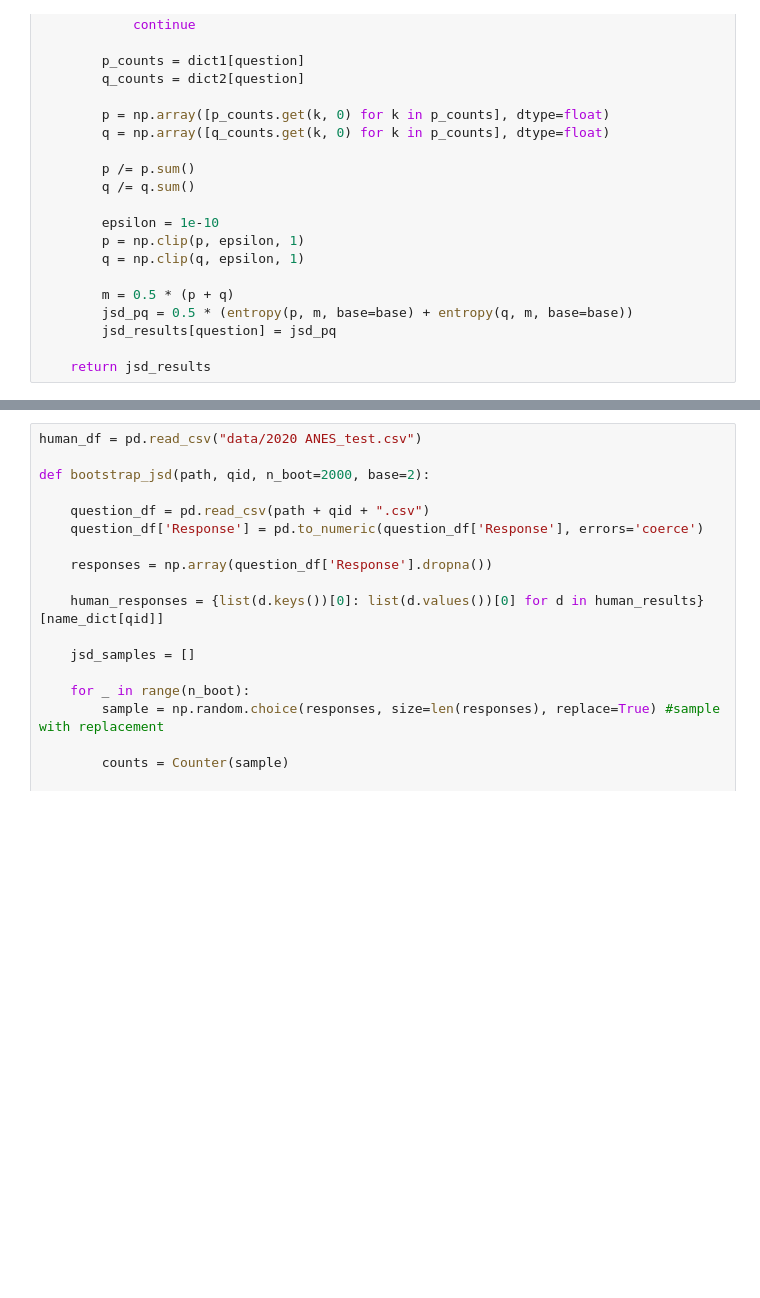
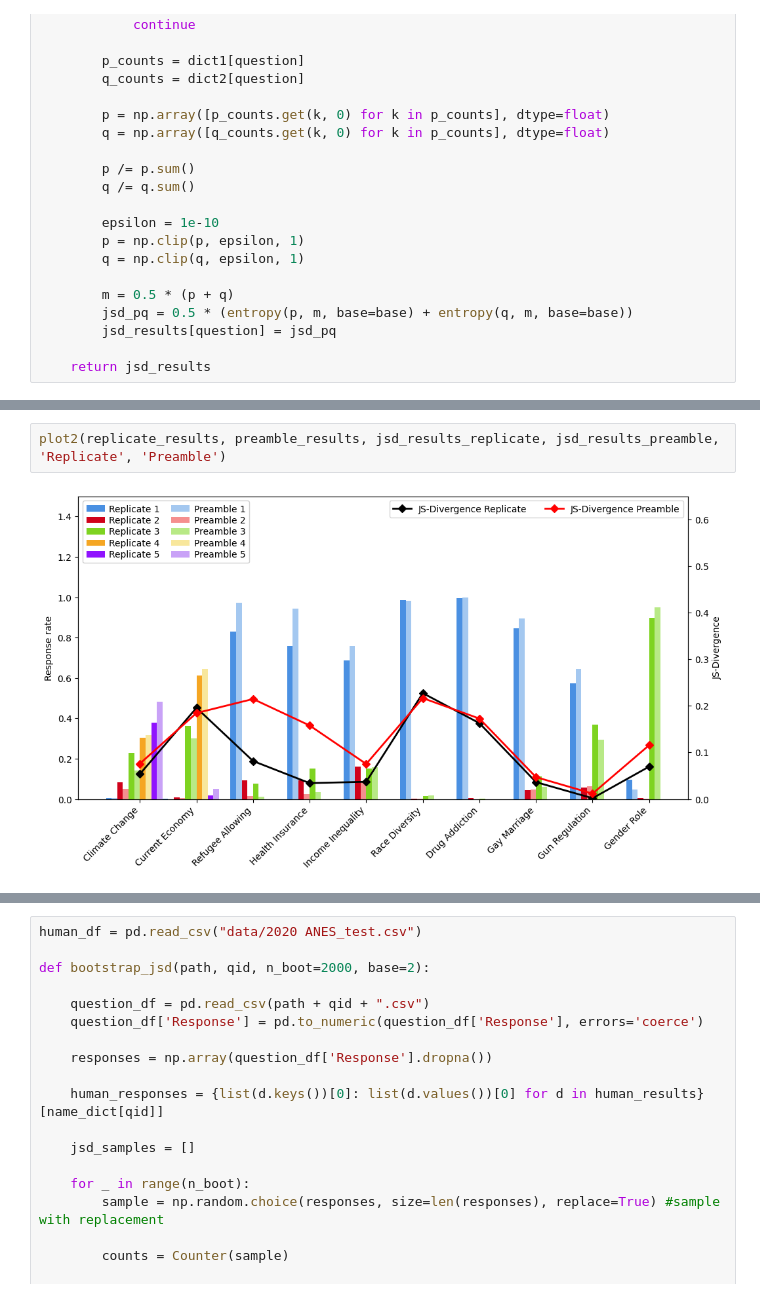
Before and after one commit to songgaojundeng/mitigating-social-desirability-bias, a Jupyter notebook: Publication_Analysis_Code.ipynb, the cells around one changed output, grey strips where cells are left out. Saved outputs shown, nothing was run; the diff lists cells and outputs as text; blank space fills up the shorter version.

```diff
--- a/Publication_Analysis_Code.ipynb
+++ b/Publication_Analysis_Code.ipynb
@@ -278,0 +239,4 @@ def jsd_divergence_for_bootstrapping(human_sample, bootstrap_sample, base=2): #J
+# %%
+plot2(replicate_results, preamble_results, jsd_results_replicate, jsd_results_preamble, 'Replicate', 'Preamble')
+# %% [output]
+[figure, added]
```
Also changed, not shown: parts of 16 cells of this notebook, 2 other files.
